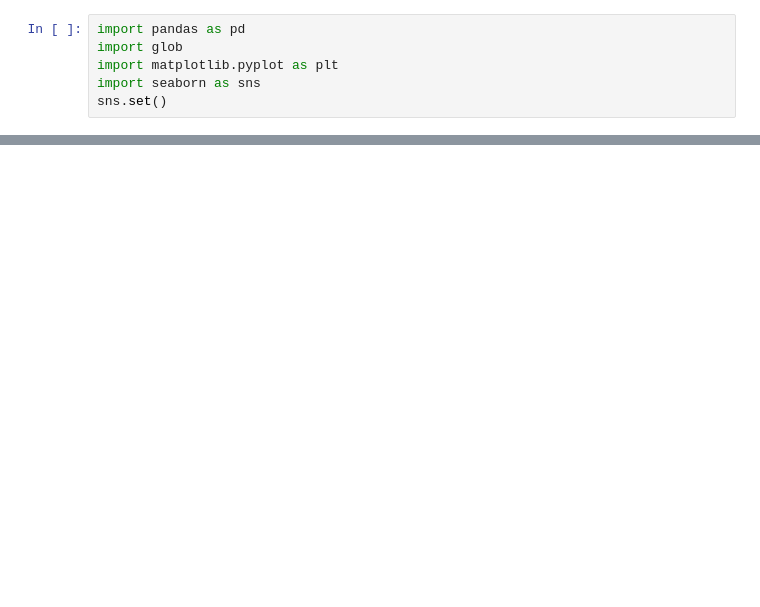
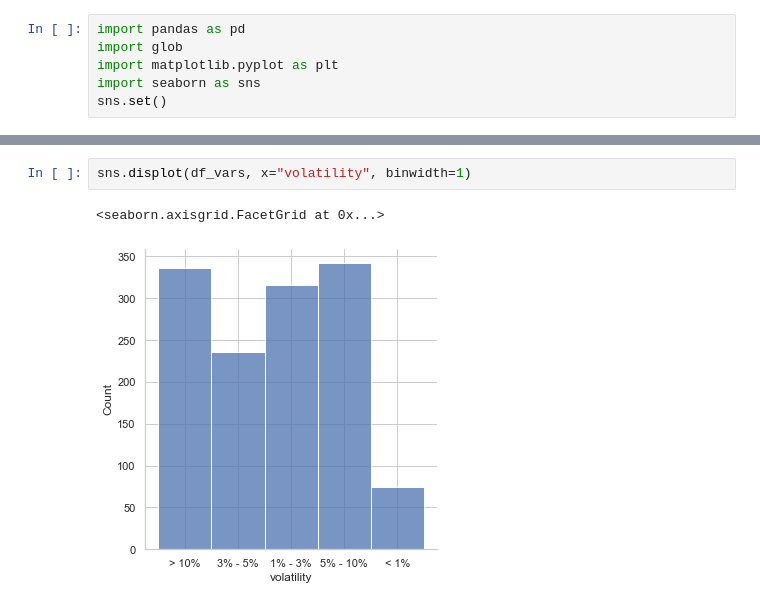
Before and after one commit to martingrambow/benchmarkStrategy, a Jupyter notebook: analysis/microbenchmarks_vm/micro_regression_bootstrap_draw_vm.ipynb, the cells around one changed output, grey strips where cells are left out. Drawn from its saved outputs; the diff is of its cells as text; blank space fills up the shorter version.

```diff
--- a/analysis/microbenchmarks_vm/micro_regression_bootstrap_draw_vm.ipynb
+++ b/analysis/microbenchmarks_vm/micro_regression_bootstrap_draw_vm.ipynb
@@ -74,0 +112,5 @@ Plotting benchmark BenchmarkSetHasMiss-items_1000-2
+# %%
+sns.displot(df_vars, x="volatility", binwidth=1)
+# %% [output]
+<seaborn.axisgrid.FacetGrid at 0x...>
+[figure, added]
```
Also changed, not shown: parts of 8 cells of this notebook, 11 other files.
